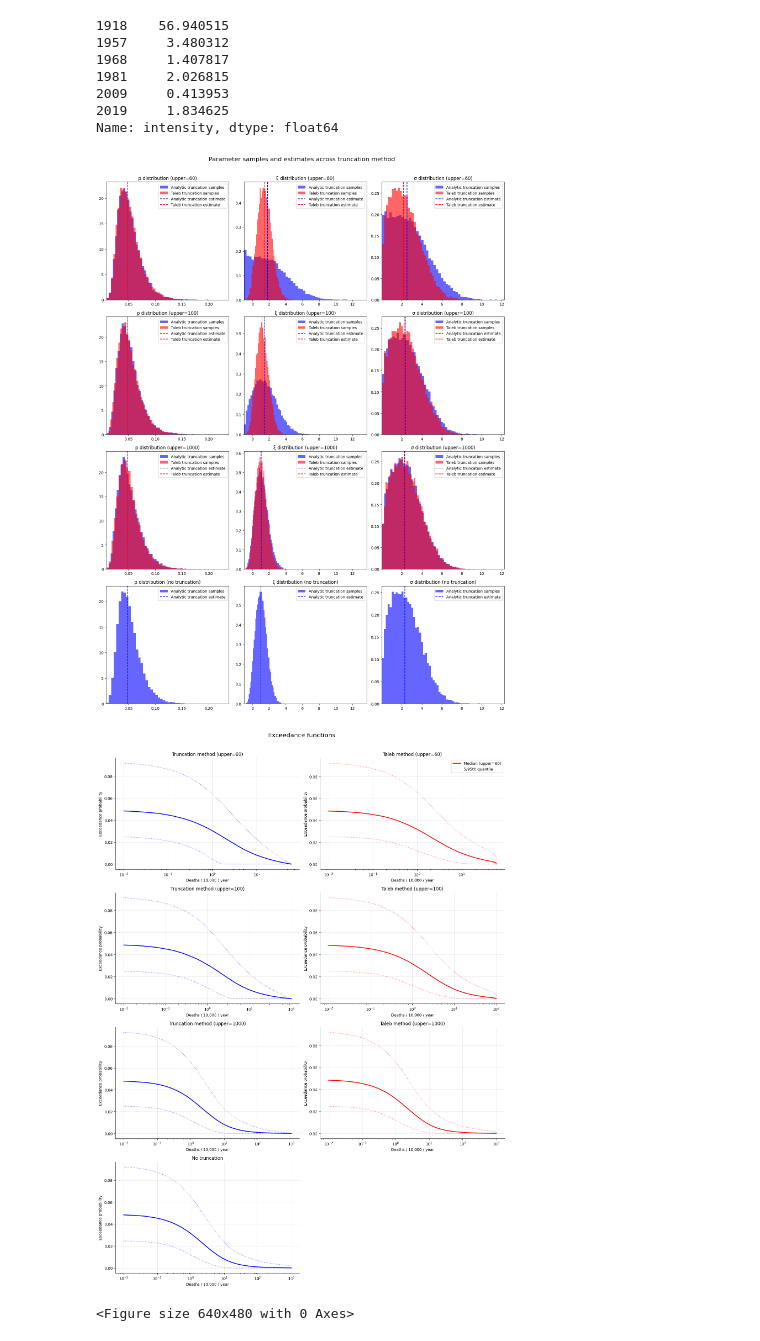
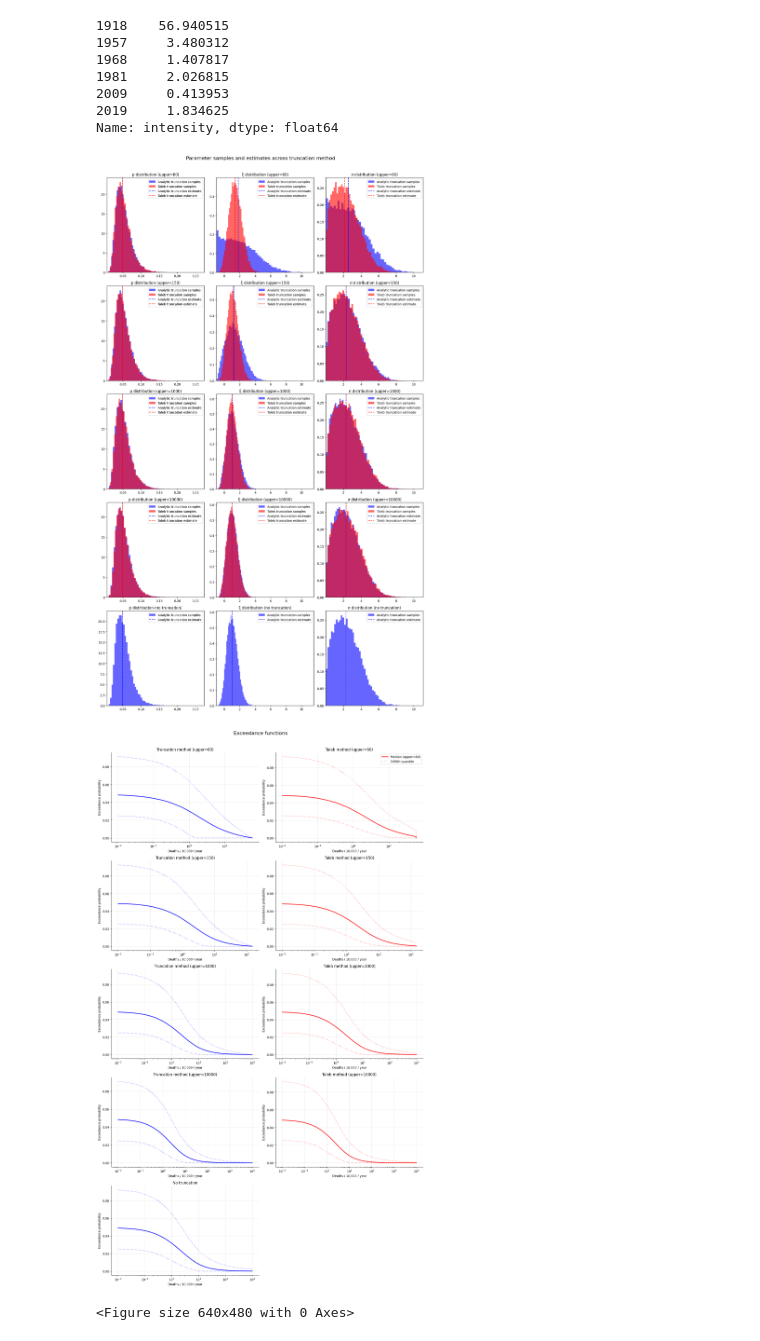
Before and after one commit to DevInnovationLab/pandemic_model_public, a Jupyter notebook: python/notebooks/35 mle_uncertainty_param_transform.ipynb, the cells around one changed output. Drawn from its saved outputs; the diff is of its cells as text; code cells hidden in the pictures.

Commit message:
finish truncation mode comparison

```diff
--- a/python/notebooks/35 mle_uncertainty_param_transform.ipynb
+++ b/python/notebooks/35 mle_uncertainty_param_transform.ipynb
@@ -64,7 +67,7 @@ from pandemic_model.stats.mevd import MEVD, TruncatedGPD
 from pandemic_model.stats.utils import taleb_transform, taleb_inverse
 # %%
 rng = np.random.default_rng()
-THRESHOLD = 0.01
+MU = 0.01
 MAX_INTENSITY = 100
 # %%
 # Load actual duration data
@@ -251,11 +254,11 @@ def fit_tail_method(y_raw, lower, upper,
                 y_max=y_max)
     return df, best, meta
 # %%
-lower = THRESHOLD          # the point where "exceedance" begins
-upper_bounds = [60, 100, 1000, None]  # different upper bounds to test
+lower = MU          # the point where "exceedance" begins
+upper_bounds = [60, 150, 1000, 10000, None]  # different upper bounds to test
 
 # choose your start grid once, it works for both methods
-excess_idx = intensity_annual > THRESHOLD
+excess_idx = intensity_annual > lower
 p0 = excess_idx.sum() / len(intensity_annual)
 excesses = intensity_annual[excess_idx]
 
@@ -458,7 +461,7 @@ plt.suptitle("Parameter samples and estimates across truncation method", y=1.01,
 plt.tight_layout()
 plt.show()
 # %% [output]
-[figure, old version]
+[figure, new version]
 # %%
 # Create figure with n x 2 subplots where n is number of upper bounds
 n_upper_bounds = len(param_samples)
@@ -477,18 +480,18 @@ for i, samples in enumerate(param_samples):
     taleb_sigma_draws = samples['taleb_sigma_draws']
 
     upper_x = upper if upper is not None else 1000
-    x = np.logspace(np.log10(THRESHOLD), np.log10(upper_x), 1000)
+    x = np.logspace(np.log10(MU), np.log10(upper_x), 1000)
     x_mat = np.tile(x, (n_samples, 1))
 
     # Calculate survival functions for each sample with truncation
     if upper is not None:
         # Calculate CDF at upper bound for normalization
-        upper_cdf = genpareto.cdf(upper, trunc_xi_draws, loc=THRESHOLD, scale=trunc_sigma_draws)
+        upper_cdf = genpareto.cdf(upper, trunc_xi_draws, loc=MU, scale=trunc_sigma_draws)
         trunc_survivals = (
             trunc_p_draws * (1 - genpareto.cdf(
                 x_mat,
                 trunc_xi_draws,
-                loc=THRESHOLD,
+                loc=MU,
                 scale=trunc_sigma_draws
             ) / (upper_cdf))
         )
@@ -497,7 +500,7 @@ for i, samples in enumerate(param_samples):
             trunc_p_draws * genpareto.sf(
                 x_mat,
                 trunc_xi_draws,
-                loc=THRESHOLD,
+                loc=MU,
                 scale=trunc_sigma_draws
             )
         )
@@ -511,17 +514,17 @@ for i, samples in enumerate(param_samples):
     axes[i,0].plot(x, trunc_percentiles[0], ':', alpha=0.5, color='blue')
     axes[i,0].plot(x, trunc_percentiles[2], ':', alpha=0.5, color='blue')
 
-    # For Taleb transform, create thresholds over positive domain
+    # For Taleb transform, create MUs over positive domain
 
-    # Calculate survival functions with Taleb transformed thresholds
+    # Calculate survival functions with Taleb transformed MUs
     if upper is not None and taleb_p_draws is not None:
-        transformed_thresholds_mat = taleb_transform(x_mat, THRESHOLD, upper)
+        transformed_MUs_mat = taleb_transform(x_mat, MU, upper)
 
         taleb_survivals = (
             taleb_p_draws * (1 - genpareto.cdf(
-                transformed_thresholds_mat,
+                transformed_MUs_mat,
                 taleb_xi_draws,
-                loc=THRESHOLD,
+                loc=MU,
                 scale=taleb_sigma_draws
             ))
         )
@@ -531,34 +534,34 @@ for i, samples in enumerate(param_samples):
 
         # Plot on right subplot (Taleb transformed)
         axes[i,1].plot(x, taleb_percentiles[1], '-', linewidth=2,
                  label=f'Median (upper={upper:.0f})', color='red')
         axes[i,1].plot(x, taleb_percentiles[0], ':', alpha=0.5, color='red', label='5/95th quantile')
         axes[i,1].plot(x, taleb_percentiles[2], ':', alpha=0.5, color='red')
     else:
         axes[i,1].set_visible(False)
 
     for j in range(2):
         axes[i,j].set_xscale('log')
         axes[i,j].grid(True, alpha=0.3)
         axes[i,j].set_xlabel('Deaths / 10,000 / year')
         axes[i,j].set_ylabel('Exceedance probability')
         # Only add legend to first subplot
         if j == 1 and i == 0:
             # Add single handle for both quantile lines
             axes[i,j].legend()
         axes[i,j].spines['top'].set_visible(False)
         axes[i,j].spines['right'].set_visible(False)
 
     # Set titles
     axes[i,0].set_title(f'Truncation method (upper={upper:.0f})' if upper is not None else 'No truncation')
     axes[i,1].set_title(f'Taleb method (upper={upper:.0f})' if upper is not None else 'No transformation')
 
 plt.suptitle("Exceedance functions", y=1.01, fontsize=16)
 plt.tight_layout()
 plt.show()
 plt.savefig("../../output/severity_distributions/allrisk_base_exceedance_fn_grid.jpg", dpi=400)
 # %% [output]
-[figure, old version]
+[figure, new version]
 <Figure size 640x480 with 0 Axes>
 # %%
 # Create figure with n x 2 subplots where n is number of upper bounds
```
Also changed, not shown: parts of 6 cells of this notebook, 54 other files.
